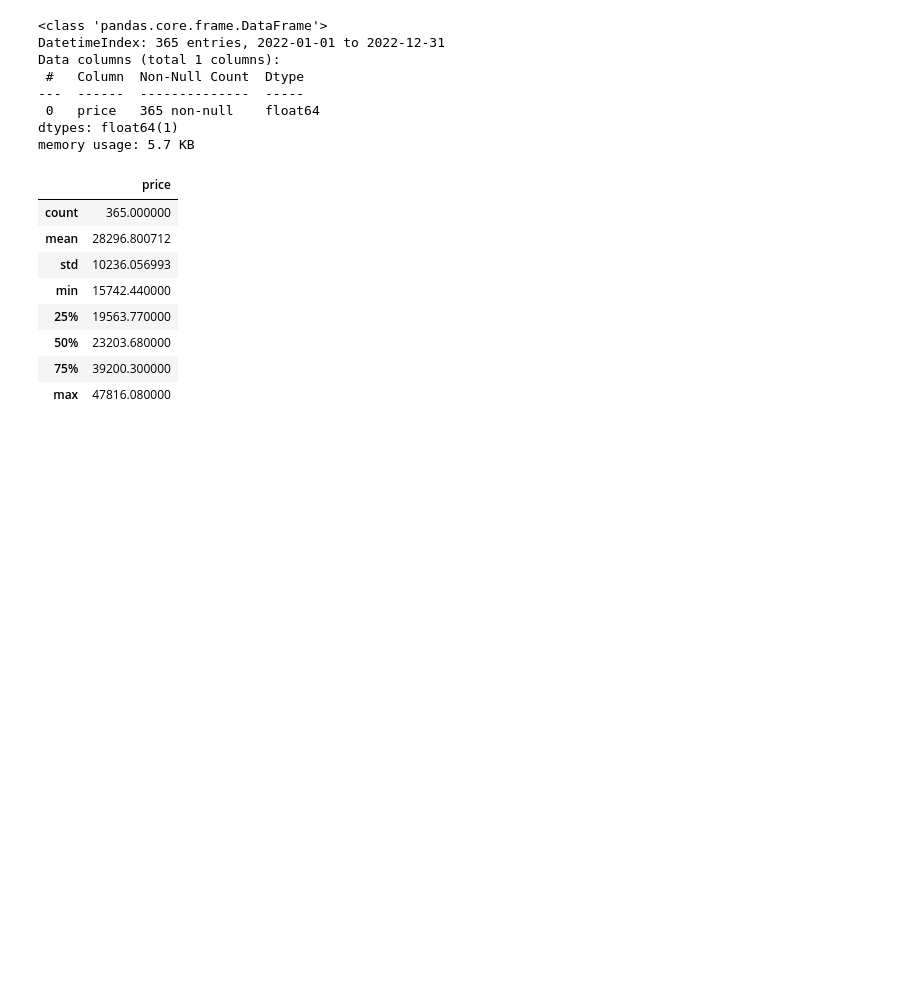
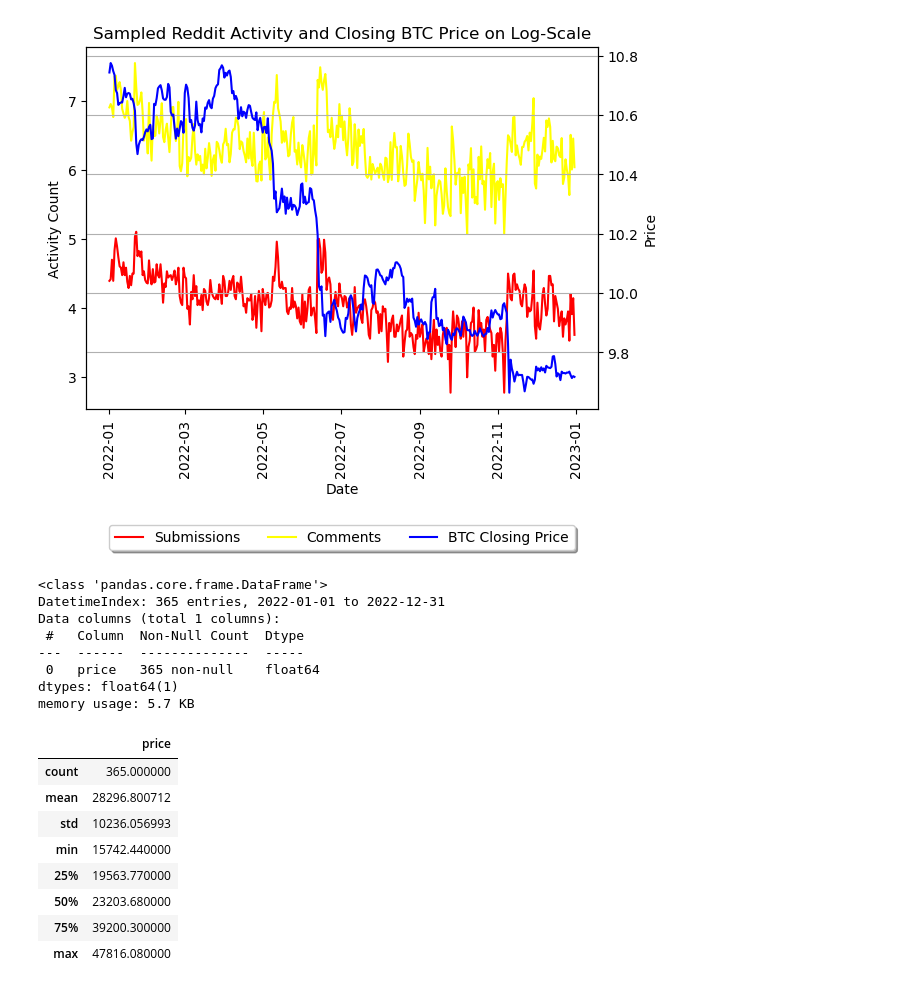
Before and after one commit to niks16/MasterThesis, a Jupyter notebook: data_analysis.ipynb, the cells around one changed output. Cells and saved outputs as stored; diff of their text form; code cells hidden in the pictures; blank space fills up the shorter version.

```diff
--- a/data_analysis.ipynb
+++ b/data_analysis.ipynb
@@ -7,3 +18,48 @@ ts_pos = pd.read_csv("Data/Time_Series/crypto_bitcoin/positive_proportion.csv",i
+# %%
+filetype =  'comment'
+ts_pos_com = pd.read_csv(f"Data/Time_Series/{crypto}/positive_{filetype}_count.csv",index_col='posted_on',parse_dates=['posted_on'])
+# %%
+import numpy as np
+import matplotlib.pyplot as plt
+import matplotlib.dates as mdates
+import datetime as dt
+
+
+data1 = np.log(ts_prices['price'])
+data2 = np.log(ts_pos_sub['total_posts'])
+data3 = np.log(ts_pos_com['total_posts'])
+
+fig, ax1 = plt.subplots()
+
+color = 'red'
+ax1.set_xlabel('date')
+ax1.set_ylabel('Activity Count', color='black')
+ax1.plot(ts_prices.index, data2, color=color, label='Submissions')
+ax1.tick_params(axis='y', labelcolor='black')
+
+color = 'yellow'
+ax1.plot(ts_prices.index, data3, color=color, label='Comments')
+
+ax2 = ax1.twinx()  # instantiate a second axes that shares the same x-axis
+
+color = 'blue'
+ax2.set_ylabel('Price', color='black')  # we already handled the x-label with ax1
+ax2.plot(ts_pos_sub.index, data1, color=color, label='BTC Closing Price')
+ax2.tick_params(axis='y', labelcolor='black')
+ax1.tick_params(axis='x', labelrotation=90)
+
+fig.tight_layout()  # otherwise the right y-label is slightly clipped
+lines1, labels1 = ax1.get_legend_handles_labels()
+lines2, labels2 = ax2.get_legend_handles_labels()
+ax1.legend(lines1 + lines2, labels1 + labels2, loc='upper center', bbox_to_anchor=(0.5, -0.3), fancybox=True, shadow=True, ncol=3)
+ax1.set_xlabel('Date', color='black')
+
+plt.title('Sampled Reddit Activity and Closing BTC Price on Log-Scale')
+# plt.xticks(ts_pos_sub.index)
+plt.grid()
+plt.show()
+# %% [output]
+[figure, added]
 # %%
 ts_prices.info()
 # %% [output]
```
Also changed, not shown: parts of 7 cells of this notebook, 27 other files.
